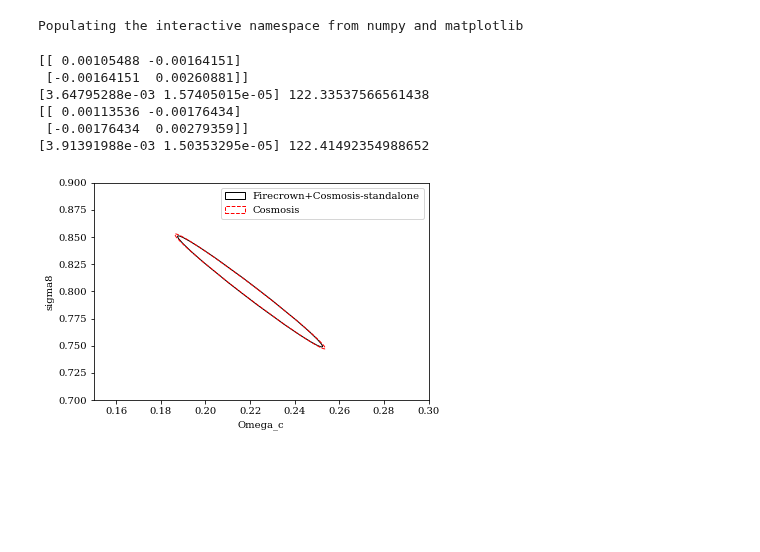
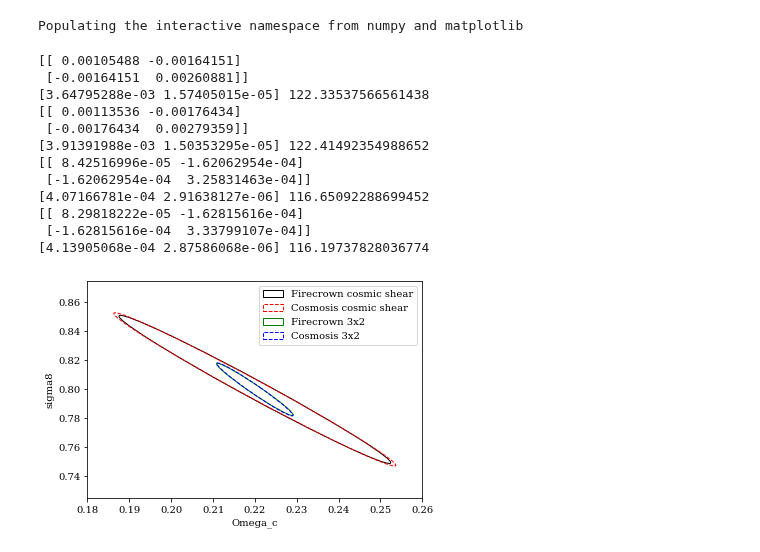
Before and after one commit to LSSTDESC/txpipe-cosmodc2, a Jupyter notebook: notebooks/PlotFisher.ipynb, the cells around one changed output. Cells and saved outputs as stored; diff of their text form; code cells hidden in the pictures; blank space fills up the shorter version.

```diff
--- a/notebooks/PlotFisher.ipynb
+++ b/notebooks/PlotFisher.ipynb
@@ -56,26 +56,41 @@ Populating the interactive namespace from numpy and matplotlib
 # %%
 cosmodc2_fisher_firecrown = np.loadtxt('/global/homes/c/chihway/txpipe-cosmodc2/firecrown_config/fisher.txt')
 cosmodc2_fisher_cosmosis = np.loadtxt('/global/homes/c/chihway/txpipe-cosmodc2/cosmosis_config/chain.txt')
+
+cosmodc2_fisher_firecrown_3x2 = np.loadtxt('/global/homes/c/chihway/txpipe-cosmodc2/firecrown_config/output_84c1e0bd81244e5183e929e6ea016cf5/chain.txt')
+cosmodc2_fisher_cosmosis_3x2 = np.loadtxt('/global/homes/c/chihway/txpipe-cosmodc2/cosmosis_config/chain_3x2.txt')
 # %%
 # mplot.figure(figsize=(4,3))
 
 vals, theta = get_ellipse(cosmodc2_fisher_firecrown)
-plot_ellipse(vals, theta, 'k', 'Firecrown+Cosmosis-standalone', 1, 1, '-')
+plot_ellipse(vals, theta, 'k', 'Firecrown cosmic shear', 1, 1, '-')
 
 vals, theta = get_ellipse(cosmodc2_fisher_cosmosis)
-plot_ellipse(vals, theta, 'r', 'Cosmosis', 1, 1, '--')
+plot_ellipse(vals, theta, 'r', 'Cosmosis cosmic shear', 1, 1, '--')
+
+vals, theta = get_ellipse(cosmodc2_fisher_firecrown_3x2)
+plot_ellipse(vals, theta, 'g', 'Firecrown 3x2', 1, 1, '-')
+
+vals, theta = get_ellipse(cosmodc2_fisher_cosmosis_3x2)
+plot_ellipse(vals, theta, 'b', 'Cosmosis 3x2', 1, 1, '--')
 
 mplot.legend()
-mplot.xlim(0.15,0.3)
-mplot.ylim(0.7,0.9)
+mplot.xlim(0.18,0.26)
+mplot.ylim(0.725,0.875)
 mplot.xlabel('Omega_c')
 mplot.ylabel('sigma8')
 mplot.savefig('fisher.pdf', bbox_inches='tight')
 # %% [output]
 [[ 0.00105488 -0.00164151]
  [-0.00164151  0.00260881]]
 [3.64795288e-03 1.57405015e-05] 122.33537566561438
 [[ 0.00113536 -0.00176434]
  [-0.00176434  0.00279359]]
 [3.91391988e-03 1.50353295e-05] 122.41492354988652
+[[ 8.42516996e-05 -1.62062954e-04]
+ [-1.62062954e-04  3.25831463e-04]]
+[4.07166781e-04 2.91638127e-06] 116.65092288699452
+[[ 8.29818222e-05 -1.62815616e-04]
+ [-1.62815616e-04  3.33799107e-04]]
+[4.13905068e-04 2.87586068e-06] 116.19737828036774
-[figure, old version]
+[figure, new version]
```
Also changed, not shown: parts of 6 cells of this notebook, 4 other files.
